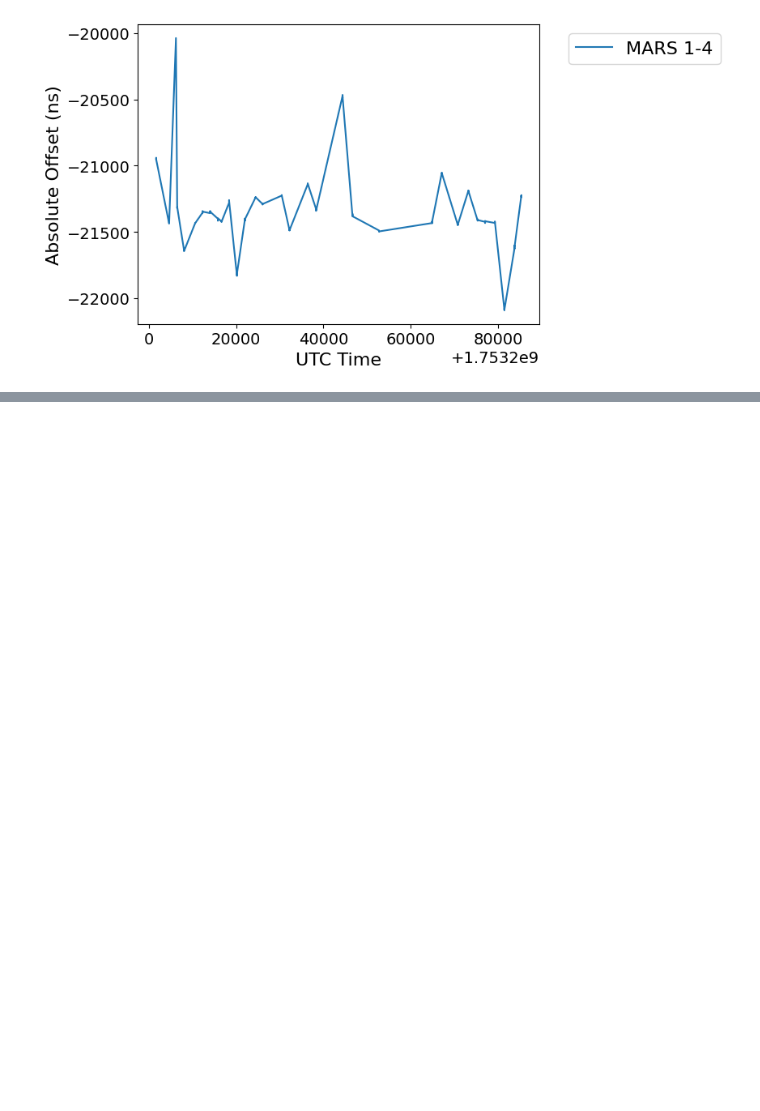
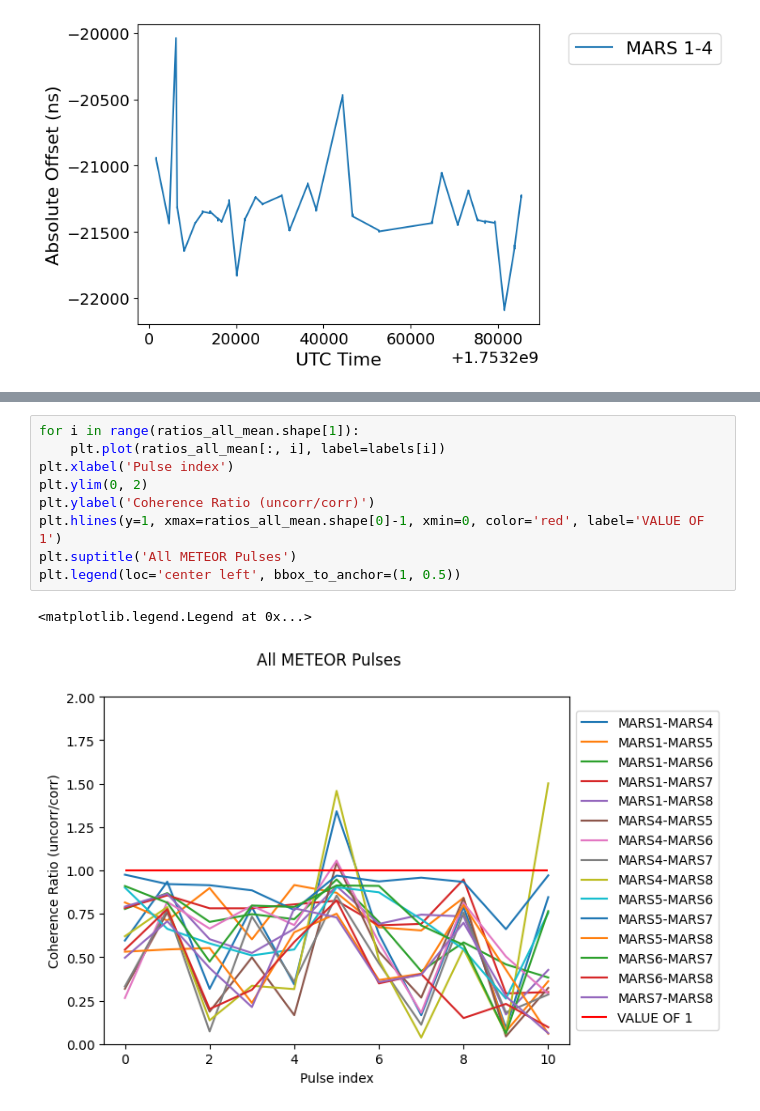
Before and after one commit to ALBATROS-Experiment/albatros_analysis, a Jupyter notebook: scripts/orbcomm/master_flow.ipynb, the cells around one changed output, grey strips where cells are left out. Cells and saved outputs as stored; diff of their text form; blank space fills up the shorter version.

```diff
--- a/scripts/orbcomm/master_flow.ipynb
+++ b/scripts/orbcomm/master_flow.ipynb
@@ -581,0 +626,12 @@ plt.legend(bbox_to_anchor=(1.05, 1), loc='upper left')
+# %%
+for i in range(ratios_all_mean.shape[1]):
+    plt.plot(ratios_all_mean[:, i], label=labels[i])
+plt.xlabel('Pulse index')
+plt.ylim(0, 2)
+plt.ylabel('Coherence Ratio (uncorr/corr)')
+plt.hlines(y=1, xmax=ratios_all_mean.shape[0]-1, xmin=0, color='red', label='VALUE OF 1')
+plt.suptitle('All METEOR Pulses')
+plt.legend(loc='center left', bbox_to_anchor=(1, 0.5))
+# %% [output]
+<matplotlib.legend.Legend at 0x...>
+[figure, added]
```
Also changed, not shown: parts of 17 cells of this notebook, 9 other files.
